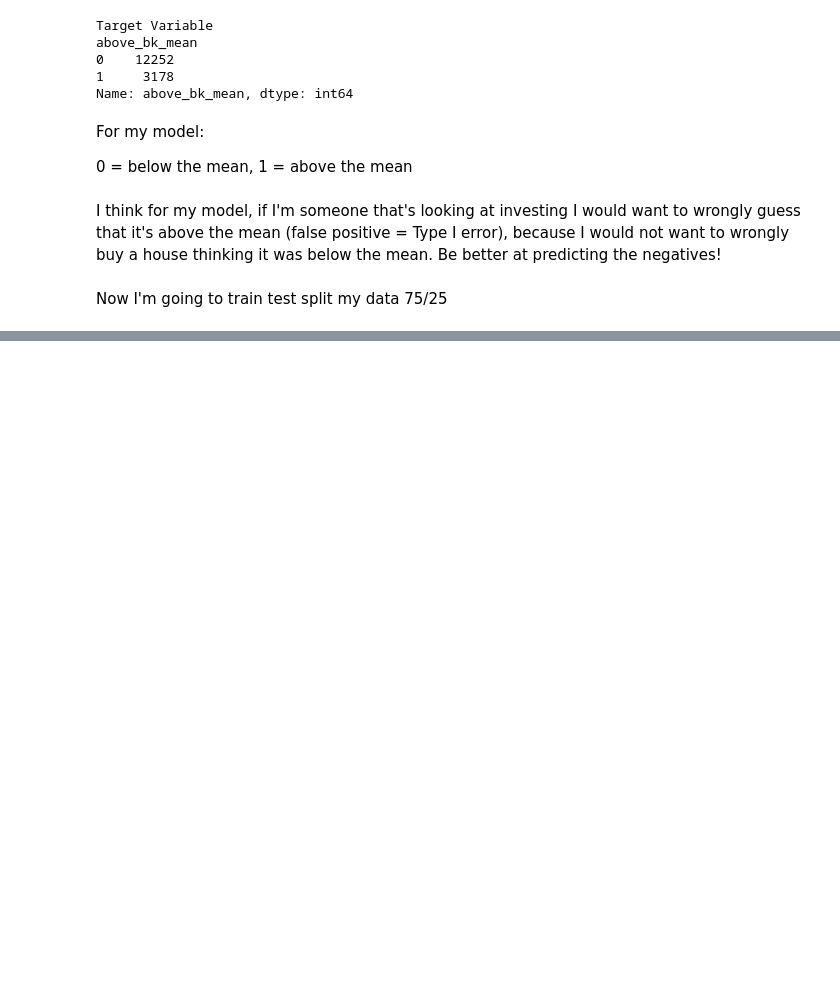
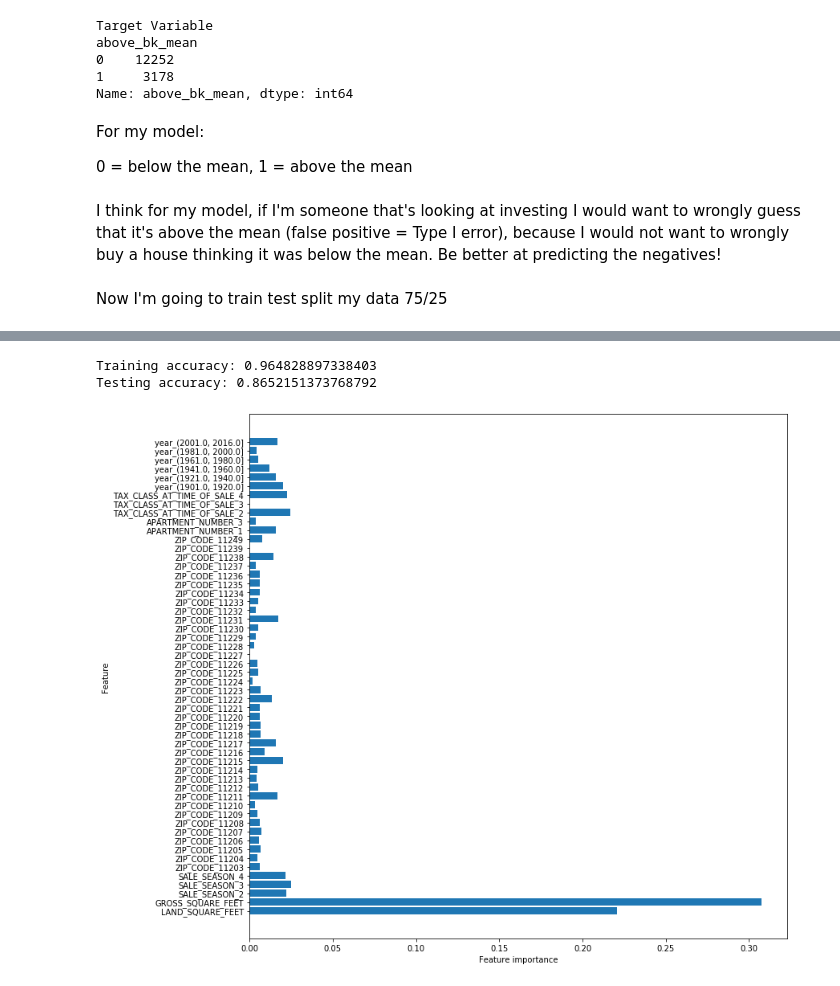
Before and after one commit to ssmithie/classification_project, a Jupyter notebook: Modeling2.0.ipynb, the cells around one changed output, grey strips where cells are left out. Cells and saved outputs as stored; diff of their text form; code cells hidden in the pictures; blank space fills up the shorter version.

Commit message:
adding more modeling

```diff
--- a/Modeling2.0.ipynb
+++ b/Modeling2.0.ipynb
@@ -94,0 +241,3 @@ How "specific" (or "selective") is the classifier in predicting positive instanc
+# %%
+forest = RandomForestClassifier(n_estimators=100, random_state=42)
+forest.fit(X_train, y_train)
@@ -94,0 +252,19 @@ How "specific" (or "selective") is the classifier in predicting positive instanc
+# %%
+# check the mean accuracy
+print(f'Training accuracy: {forest.score(X_train, y_train)}')
+print(f'Testing accuracy: {forest.score(X_test, y_test)}')
+# %% [output]
+Training accuracy: 0.964828897338403
+Testing accuracy: 0.8652151373768792
+# %%
+def plot_feature_importances(model):
+    n_features = X.shape[1]
+    plt.figure(figsize=(12,12))
+    plt.barh(range(n_features), model.feature_importances_, align='center')
+    plt.yticks(np.arange(n_features), X.columns.values)
+    plt.xlabel("Feature importance")
+    plt.ylabel("Feature")
+# %%
+plot_feature_importances(forest)
+# %% [output]
+[figure, added]
```
Also changed, not shown: parts of 39 cells of this notebook, 2 other files.
